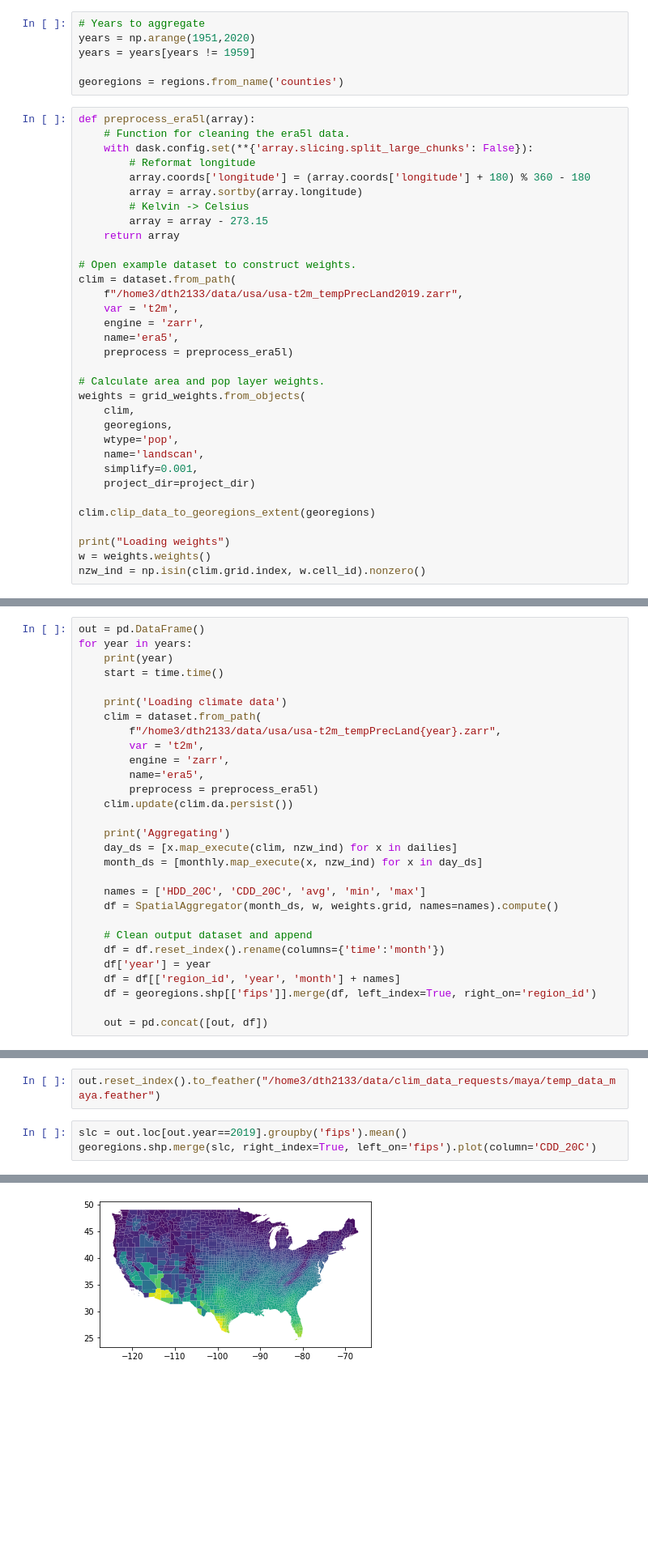
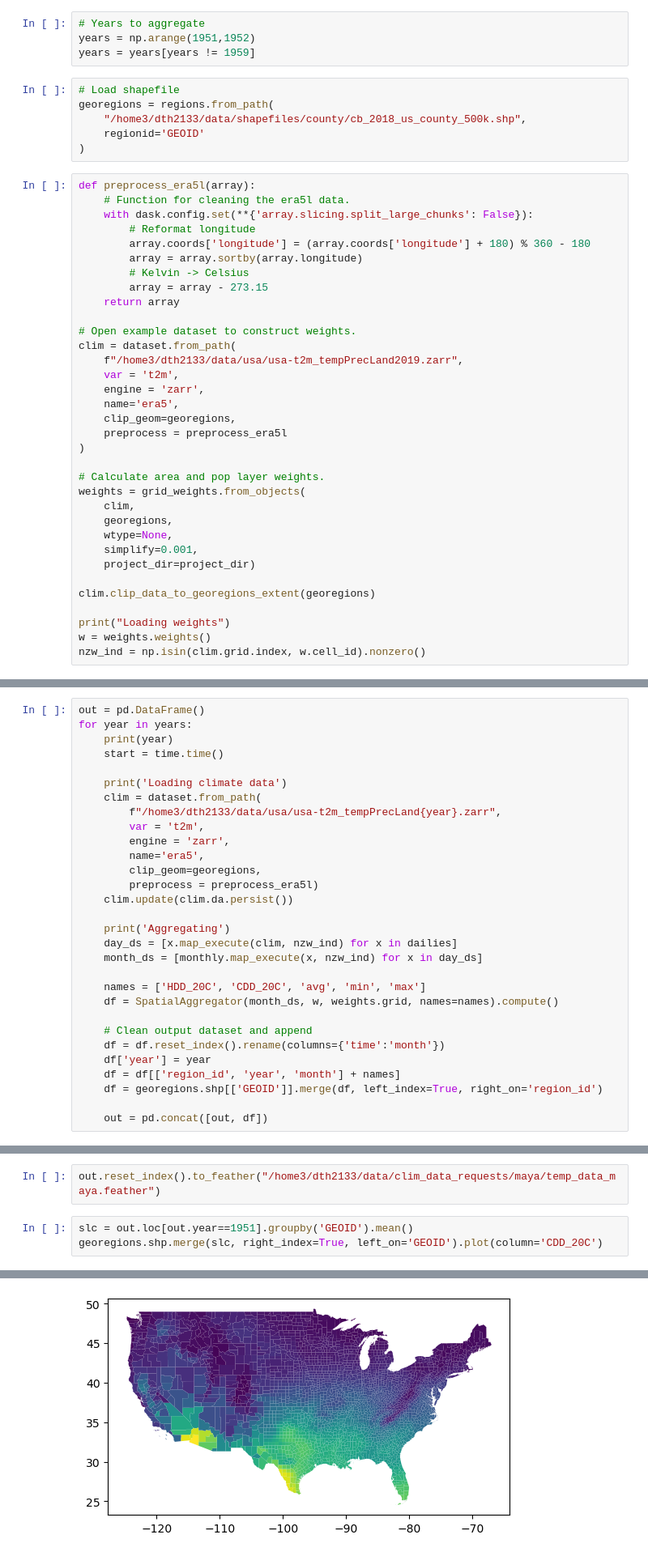
Before and after one commit to dylanhogan/aggfly, a Jupyter notebook: notebooks/run_t2m_us-counties_example.ipynb, the cells around one changed output, grey strips where cells are left out. Shown at 81% size. Drawn from its saved outputs; the diff is of its cells as text; blank space fills up the shorter version.

```diff
--- a/notebooks/run_t2m_us-counties_example.ipynb
+++ b/notebooks/run_t2m_us-counties_example.ipynb
@@ -29,9 +38,13 @@ project_dir = '/home3/dth2133/data/clim_data_requests/maya'
 # %%
 # Years to aggregate
-years = np.arange(1951,2020)
+years = np.arange(1951,1952)
 years = years[years != 1959]
-
-georegions = regions.from_name('counties')
+# %%
+# Load shapefile
+georegions = regions.from_path(
+    "/home3/dth2133/data/shapefiles/county/cb_2018_us_county_500k.shp",
+    regionid='GEOID'
+)
 # %%
 def preprocess_era5l(array):
     # Function for cleaning the era5l data.
@@ -49,14 +62,15 @@ clim = dataset.from_path(
     var = 't2m',
     engine = 'zarr',
     name='era5',
-    preprocess = preprocess_era5l)
+    clip_geom=georegions,
+    preprocess = preprocess_era5l
+)
 
 # Calculate area and pop layer weights.
 weights = grid_weights.from_objects(
     clim,
     georegions,
-    wtype='pop',
-    name='landscan',
+    wtype=None,
     simplify=0.001,
     project_dir=project_dir)
 
@@ -107,6 +115,7 @@ for year in years:
         var = 't2m',
         engine = 'zarr',
         name='era5',
+        clip_geom=georegions,
         preprocess = preprocess_era5l)
     clim.update(clim.da.persist())
 
@@ -121,7 +130,7 @@ for year in years:
     df = df.reset_index().rename(columns={'time':'month'})
     df['year'] = year
     df = df[['region_id', 'year', 'month'] + names]
-    df = georegions.shp[['fips']].merge(df, left_index=True, right_on='region_id')
+    df = georegions.shp[['GEOID']].merge(df, left_index=True, right_on='region_id')
 
     out = pd.concat([out, df])
 # %% [output]
@@ -145,6 +143,6 @@ Aggregating
 # %%
 out.reset_index().to_feather("/home3/dth2133/data/clim_data_requests/maya/temp_data_maya.feather")
 # %%
-slc = out.loc[out.year==2019].groupby('fips').mean()
-georegions.shp.merge(slc, right_index=True, left_on='fips').plot(column='CDD_20C')
+slc = out.loc[out.year==1951].groupby('GEOID').mean()
+georegions.shp.merge(slc, right_index=True, left_on='GEOID').plot(column='CDD_20C')
 # %% [output]
@@ -152 +150 @@ georegions.shp.merge(slc, right_index=True, left_on='fips').plot(column='CDD_20C
-[figure, old version]
+[figure, new version]
```
Also changed, not shown: parts of 9 cells of this notebook, 4 other files.
